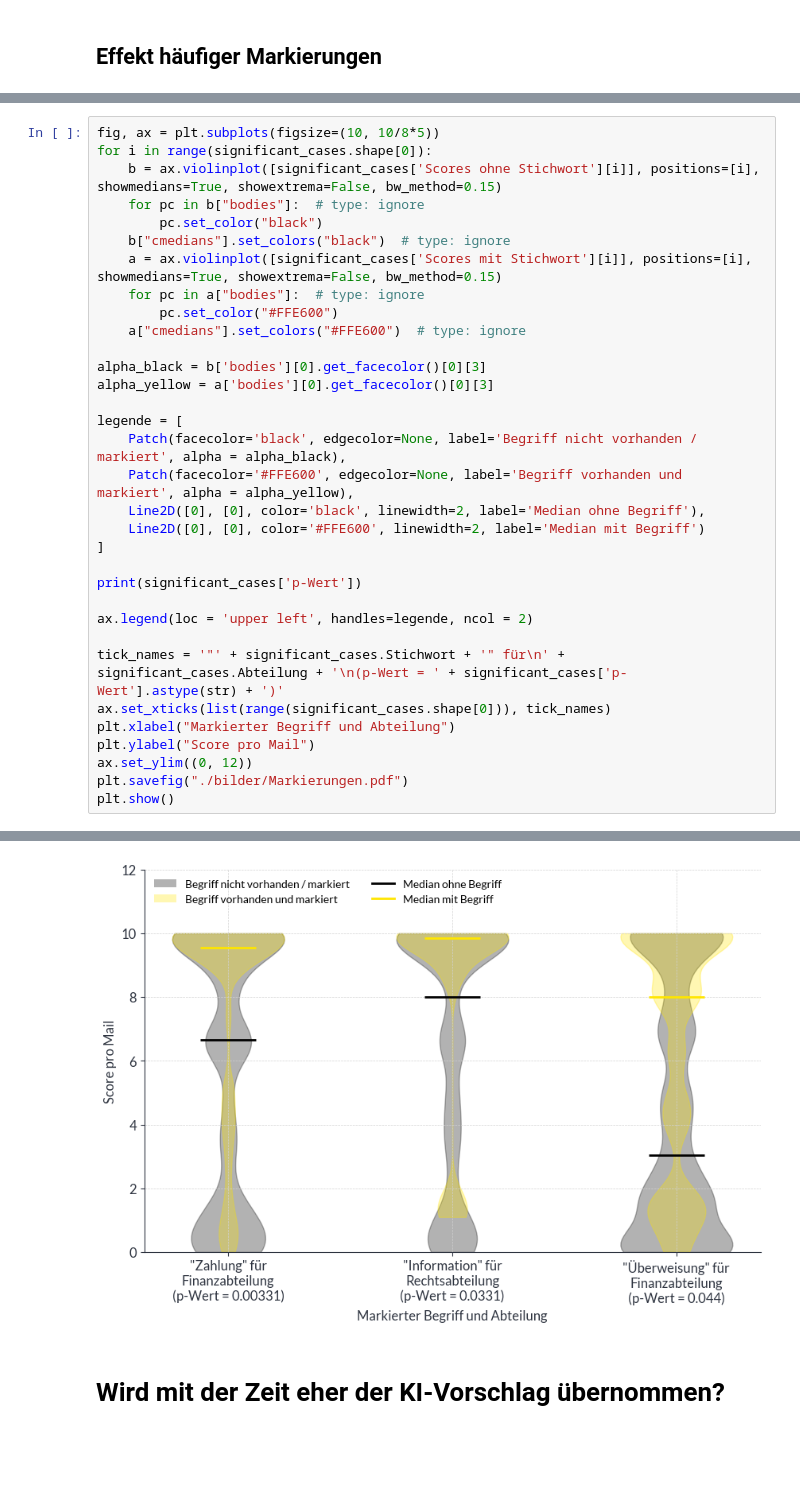
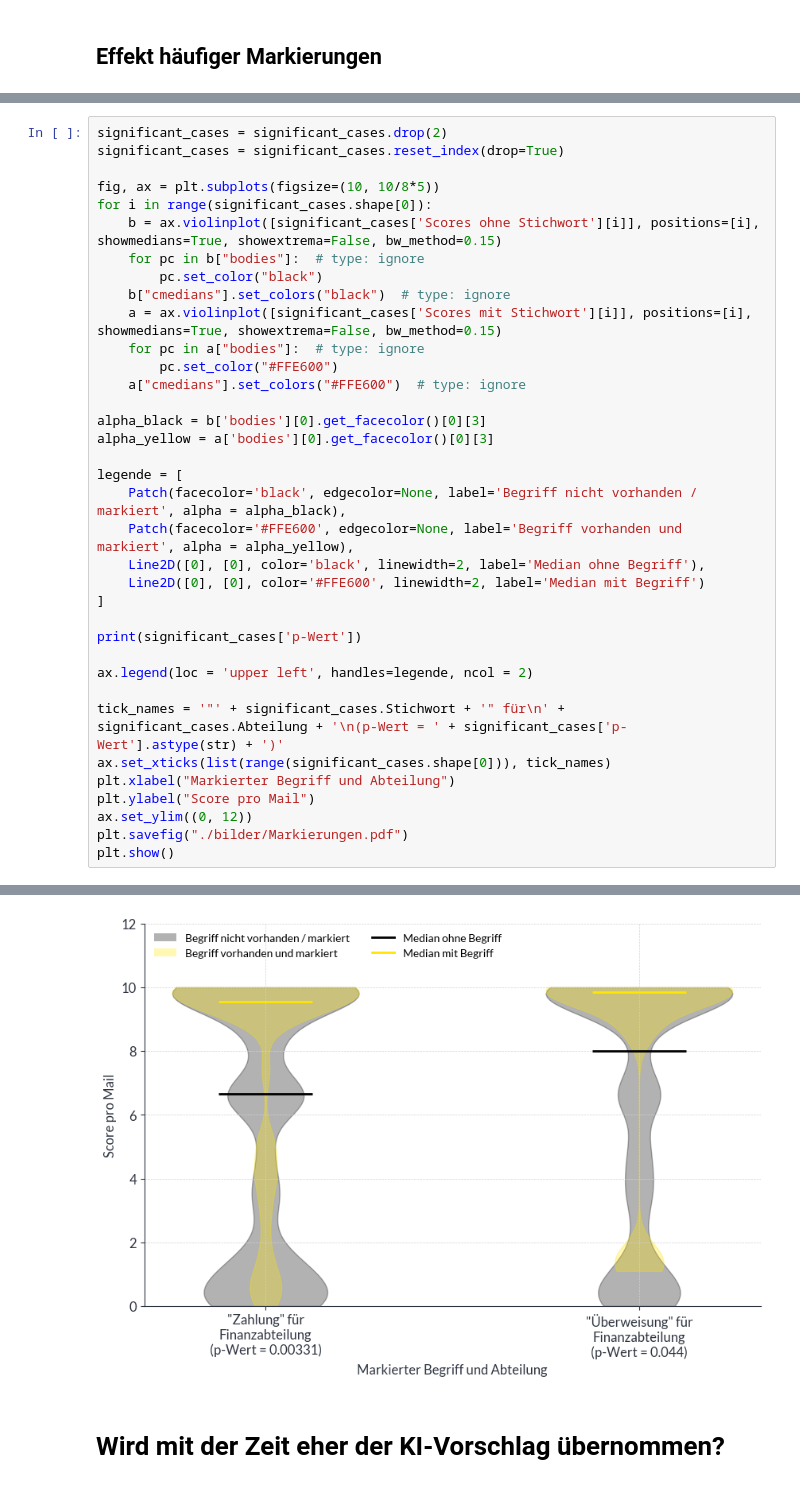
Before and after one commit to anacision-de/postkorb-panic, a Jupyter notebook: analysis/Analysis_Andy.ipynb, the cells around one changed output, grey strips where cells are left out. Cells and saved outputs as stored; diff of their text form; blank space fills up the shorter version.

```diff
--- a/analysis/Analysis_Andy.ipynb
+++ b/analysis/Analysis_Andy.ipynb
@@ -626,4 +629,7 @@ Score bei Finanzabteilung mit 'Information' ist 7.699999999999999, und ohne 8.85
 # %%
+significant_cases = significant_cases.drop(2)
+significant_cases = significant_cases.reset_index(drop=True)
+
 fig, ax = plt.subplots(figsize=(10, 10/8*5))
 for i in range(significant_cases.shape[0]):
     b = ax.violinplot([significant_cases['Scores ohne Stichwort'][i]], positions=[i], showmedians=True, showextrema=False, bw_method=0.15)
@@ -662,6 +667,6 @@ plt.show()
 1    0.04400
 Name: p-Wert, dtype: float64
-[figure, old version]
+[figure, new version]
 # %% [markdown]
 # Wird mit der Zeit eher der KI-Vorschlag übernommen?
 # %%
```
Also changed, not shown: parts of 5 cells of this notebook, 3 other files.
